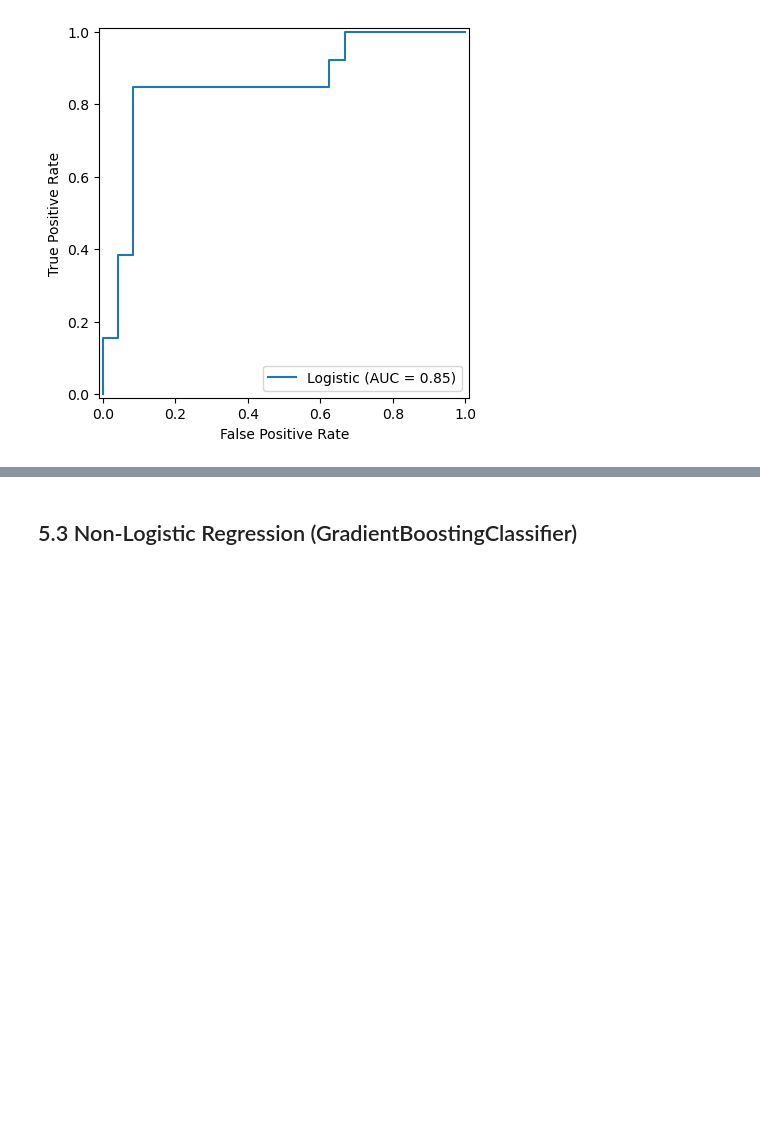
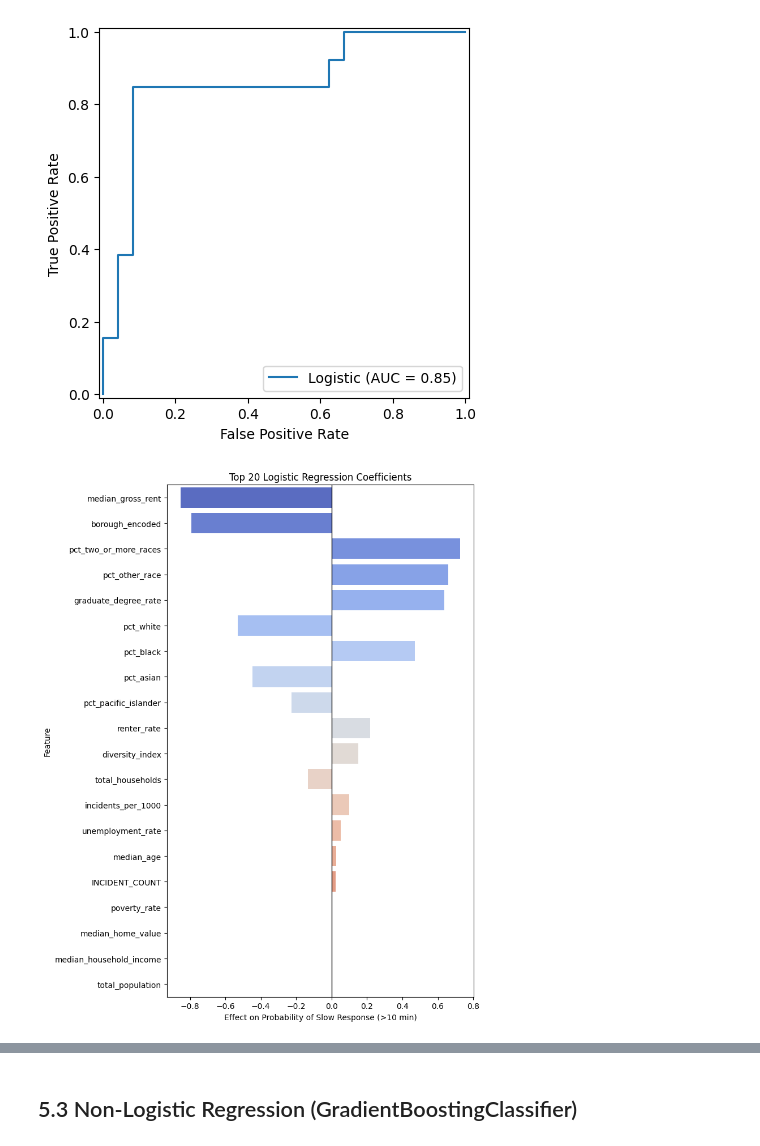
Before and after one commit to Python-Programming-DS/term-project-group_4, a Jupyter notebook: final_project.ipynb, the cells around one changed output, grey strips where cells are left out. Drawn from its saved outputs; the diff is of its cells as text; code cells hidden in the pictures; blank space fills up the shorter version.

Commit message:
updated logistic regression visualizations

```diff
--- a/final_project.ipynb
+++ b/final_project.ipynb
@@ -1311,3 +1310,31 @@ metrics.RocCurveDisplay(fpr=fpr, tpr=tpr, roc_auc=roc_auc,
 plt.show()
 # %% [output]
 [figure]
+# %%
+# Visualization
+coef_df = pd.DataFrame({
+    "feature": X.columns,
+    "coefficient": lgmodel.coef_[0]
+})
+
+# Sort by absolute value to get strongest effects
+coef_top20 = coef_df.reindex(
+    coef_df["coefficient"].abs().sort_values(ascending=False).index
+).head(20)
+
+# Plot
+plt.figure(figsize=(8, 10))
+sns.barplot(
+    data=coef_top20,
+    x="coefficient",
+    y="feature",
+    palette="coolwarm"
+)
+plt.axvline(0, color='black', linewidth=1)
+plt.title("Top 20 Logistic Regression Coefficients")
+plt.xlabel("Effect on Probability of Slow Response (>10 min)")
+plt.ylabel("Feature")
+plt.tight_layout()
+plt.show()
+# %% [output]
+[figure, added]
```
Also changed, not shown: parts of 11 cells of this notebook.
